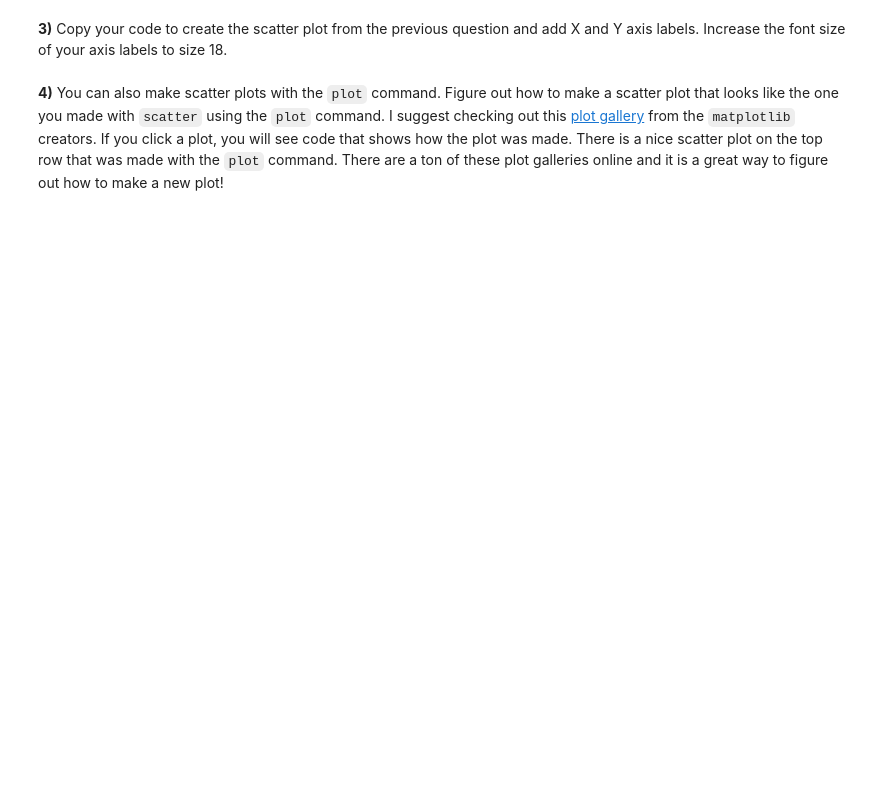
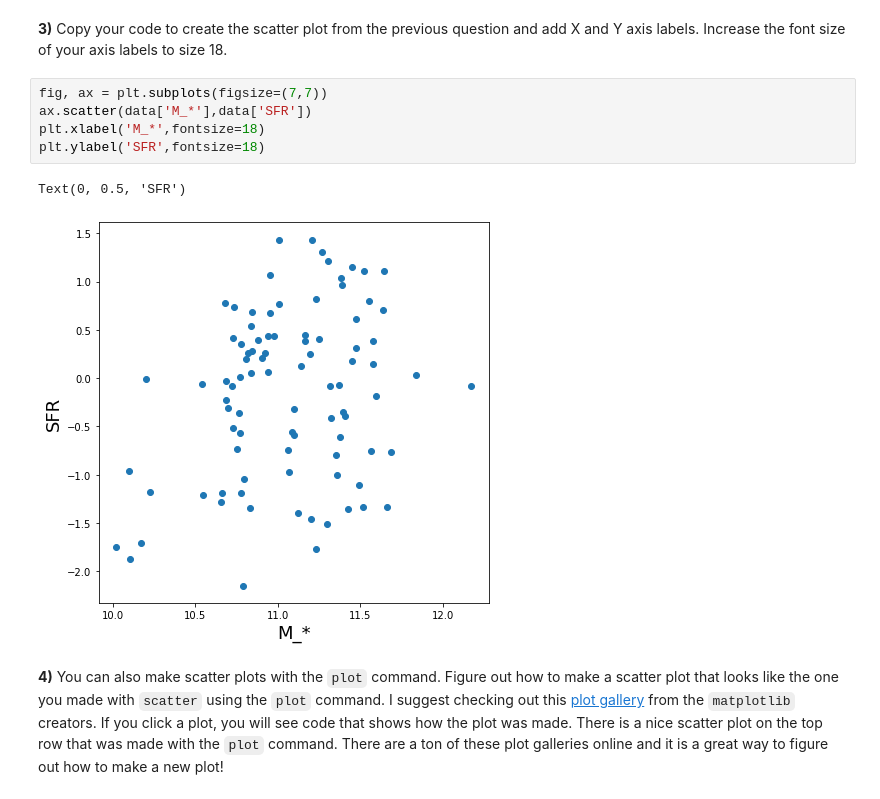
Before and after one commit to blaketjohnson/Astro3190_BJohnson, a Jupyter notebook: homework/HW5B_Johnson.ipynb, the cells around one changed output. Drawn from its saved outputs; the diff is of its cells as text; blank space fills up the shorter version.

```diff
--- a/homework/HW5B_Johnson.ipynb
+++ b/homework/HW5B_Johnson.ipynb
@@ -47,5 +92,13 @@ ax.scatter(???,???)
 # %% [markdown]
 **3)** Copy your code to create the scatter plot from the previous question and add X and Y axis labels. Increase the font size of your axis labels to size 18.
+# %%
+fig, ax = plt.subplots(figsize=(7,7))
+ax.scatter(data['M_*'],data['SFR'])
+plt.xlabel('M_*',fontsize=18)
+plt.ylabel('SFR',fontsize=18)
+# %% [output]
+Text(0, 0.5, 'SFR')
+[figure, added]
 # %% [markdown]
 **4)** You can also make scatter plots with the `plot` command. Figure out how to make a scatter plot that looks like the one you made with `scatter` using the `plot` command. I suggest checking out this [plot gallery](https://matplotlib.org/2.1.1/gallery/index.html) from the `matplotlib` creators. If you click a plot, you will see code that shows how the plot was made. There is a nice scatter plot on the top row that was made with the `plot` command. There are a ton of these plot galleries online and it is a great way to figure out how to make a new plot!
 # %%
```
Also changed, not shown: parts of 10 cells of this notebook.
